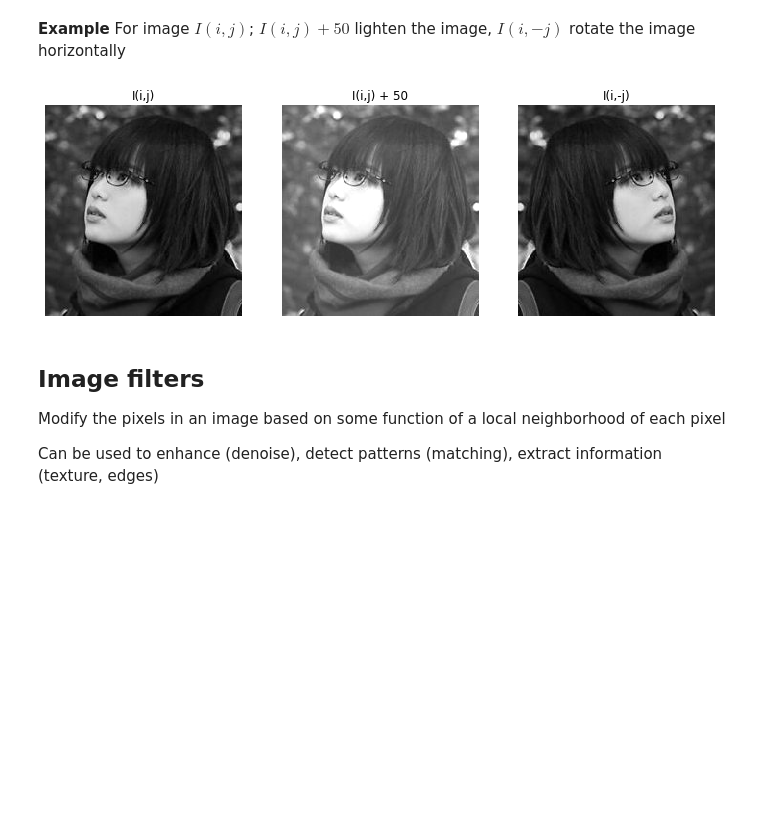
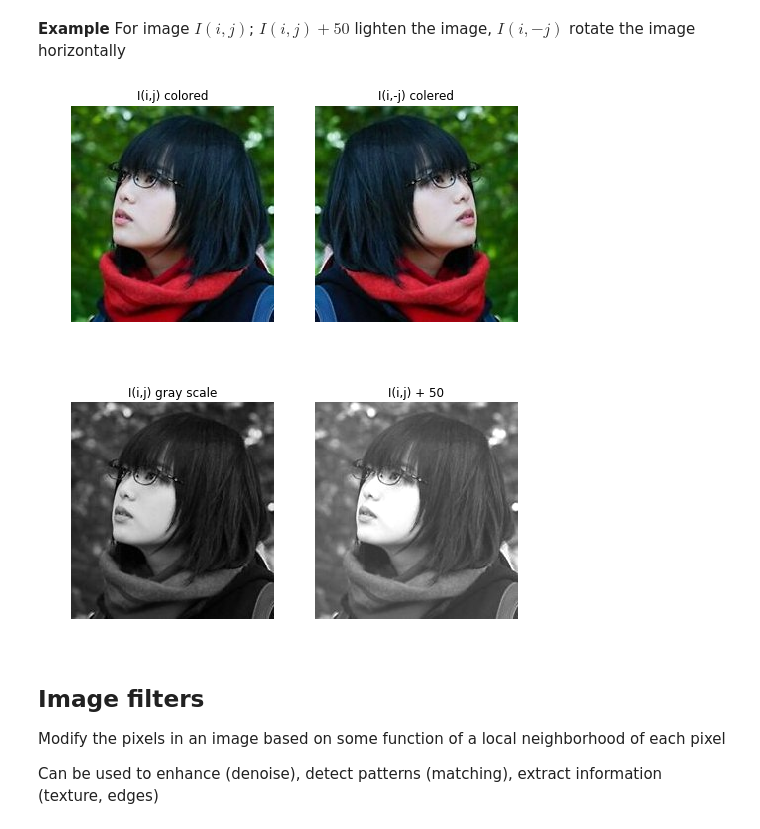
Before and after one commit to lihd1003/19W-Course-Material, a Jupyter notebook: CSC420 Intro to Image Understanding/Linear Filters.ipynb, the cells around one changed output. Cells and saved outputs as stored; diff of their text form; code cells hidden in the pictures; blank space fills up the shorter version.

```diff
--- a/CSC420 Intro to Image Understanding/Linear Filters.ipynb
+++ b/CSC420 Intro to Image Understanding/Linear Filters.ipynb
@@ -22,19 +24,20 @@ __Example__
 For image $I(i,j)$; $I(i,j)+50$ lighten the image, $I(i,-j)$ rotate the image horizontally
 # %%
 # load as gray scale
-img = cv2.imread("./yurina.jpg", cv2.IMREAD_GRAYSCALE)
+img_gray = cv2.imread("./yurina.jpg", cv2.IMREAD_GRAYSCALE)
 # load as colored
-img_rgb = cv2.imread("./yurina.jpg")
+img = cv2.imread("./yurina.jpg")
 # %%
-img1 = cv2.add(img, 50)
+img1 = cv2.add(img_gray, 50)
 img2 = cv2.flip(img, 1)
 
-fig, axs = plt.subplots(1, 3, figsize = (12, 4))
-show_image(img, axs[0], "I(i,j)")
-show_image(img1, axs[1], "I(i,j) + 50")
-show_image(img2, axs[2], "I(i,-j)")
+fig, axs = plt.subplots(2, 2, figsize = (8, 10))
+show_image(img, axs[0][0], "I(i,j) colored")
+show_image(img2, axs[0][1], "I(i,-j) colered")
+show_image(img_gray, axs[1][0], "I(i,j) gray scale")
+show_image(img1, axs[1][1], "I(i,j) + 50")
 # %% [output]
-[figure, old version]
+[figure, new version]
 # %% [markdown]
 ## Image filters
 Modify the pixels in an image based on some function of a local neighborhood of each pixel
```
Also changed, not shown: parts of 26 cells of this notebook, 2 other files.
